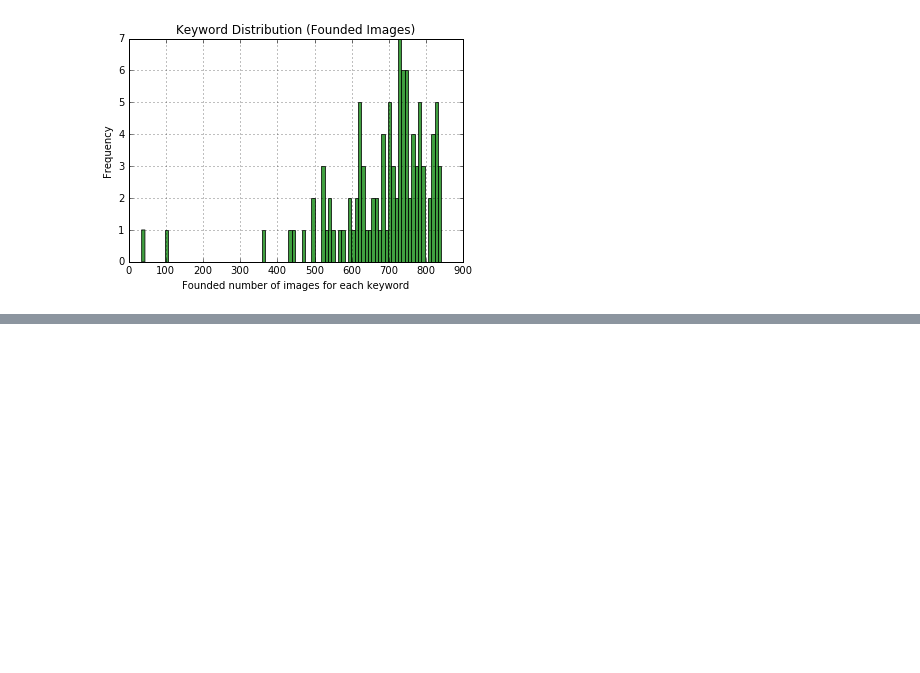
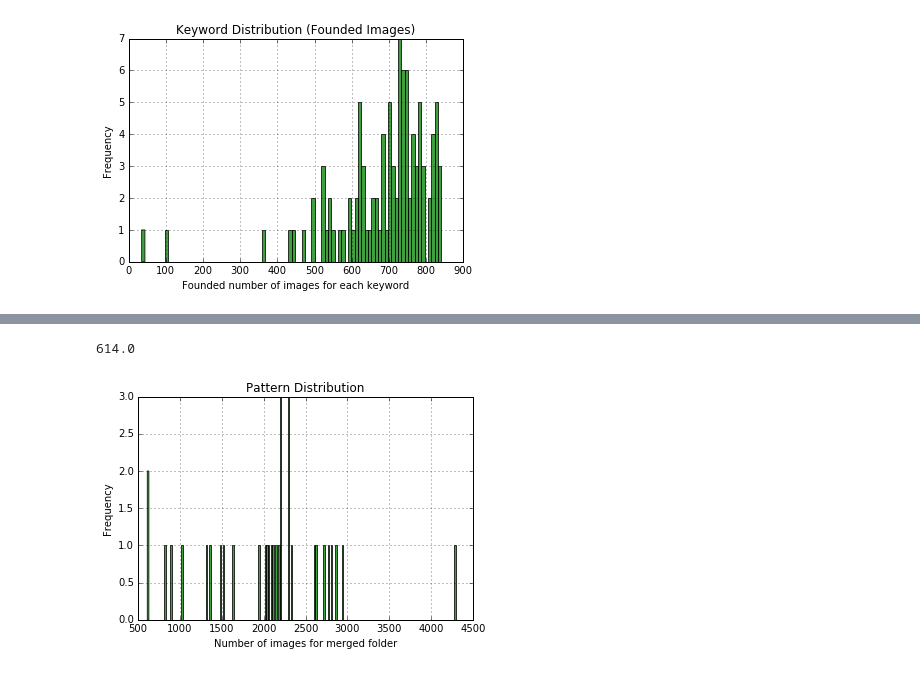
Before and after one commit to nanzhao2016/Projet_Mode, a Jupyter notebook: code/image_summary.ipynb, the cells around one changed output, grey strips where cells are left out. Cells and saved outputs as stored; diff of their text form; code cells hidden in the pictures; blank space fills up the shorter version.

```diff
--- a/code/image_summary.ipynb
+++ b/code/image_summary.ipynb
@@ -153,0 +929,7 @@ os.path.getsize(image_list[1])
+# %%
+path_merge = 'C:/Users/OPEN/Documents/NanZHAO/Projet CIR Mode/code/scrap_dogpile/scrap/scrap_images/store_merge/'
+# %%
+folder_names2, image_number2, image_bytes2 = get_images_in_folder(path_merge, 'store_merge/')
+# %%
+images_draw2 = pandas.DataFrame({'motif': folder_names2, 'number':image_number2, 'bytes':image_bytes2})
+images_draw2.head()
@@ -153,0 +943,3 @@ os.path.getsize(image_list[1])
+# %%
+images_draw2['mega_bytes'] = images_draw2["bytes"]/1024/1024
+images_draw2.head()
@@ -153,0 +953,14 @@ os.path.getsize(image_list[1])
+# %%
+bins = rice_interval(images_draw2, 'number')
+bins
+# %% [output]
+614.0
+# %%
+n, bins, patches = plt.hist(images_draw2['number'], bins=200, facecolor='green', alpha=0.75)
+plt.xlabel('Number of images for merged folder')
+plt.ylabel('Frequency')
+plt.title('Pattern Distribution')
+plt.grid(True)
+plt.show()
+# %% [output]
+[figure, added]
```
Also changed, not shown: parts of 56 cells of this notebook, 9 other files.
